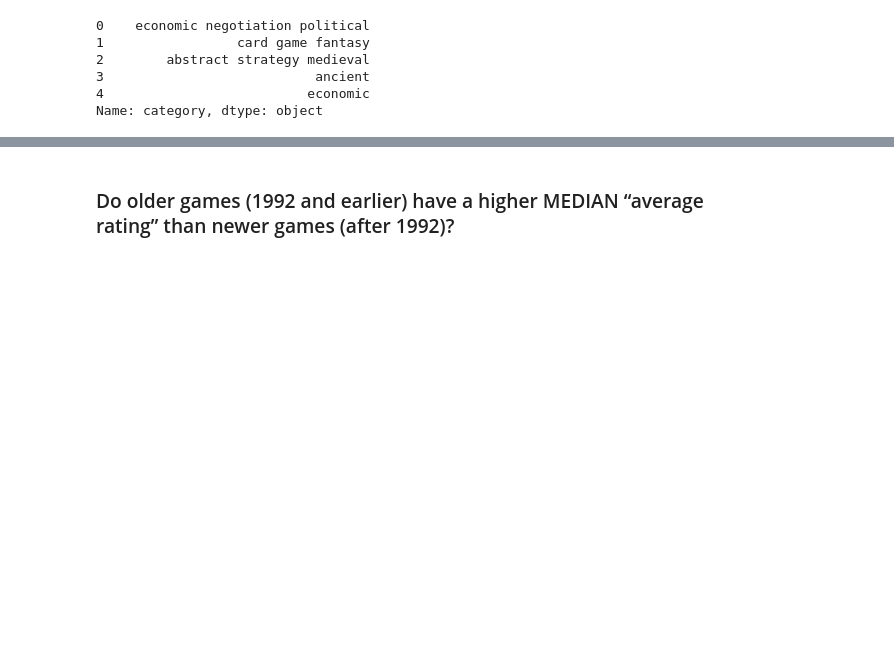
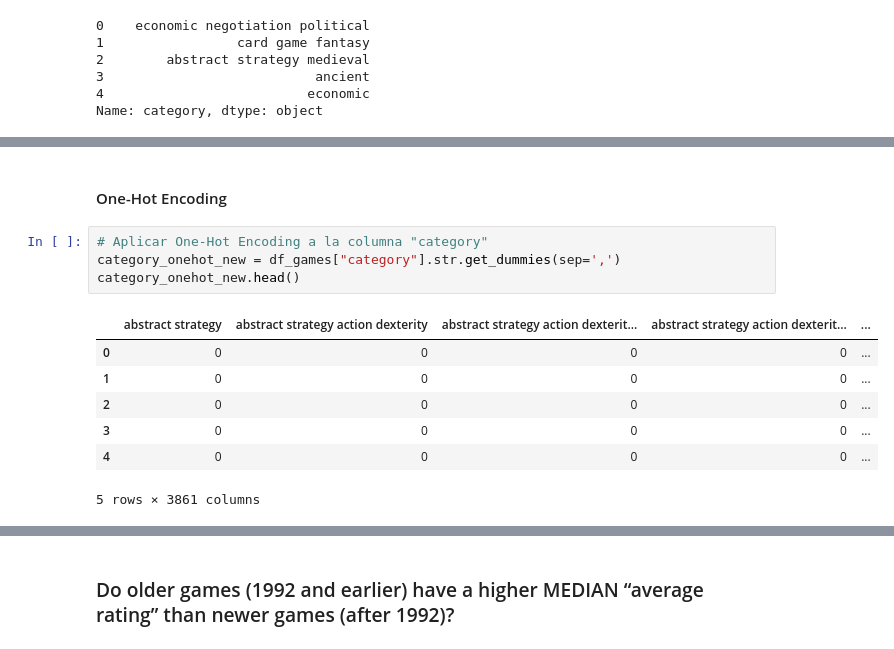
Before and after one commit to FJGM2023015/CA1_DVis_HDip_Lvl8-, a Jupyter notebook: Francisco_Gorigoitia_DVisHDip_CA1.ipynb, the cells around one changed output, grey strips where cells are left out. Cells and saved outputs as stored; diff of their text form; blank space fills up the shorter version.

```diff
--- a/Francisco_Gorigoitia_DVisHDip_CA1.ipynb
+++ b/Francisco_Gorigoitia_DVisHDip_CA1.ipynb
@@ -483,0 +449,14 @@ NameError: name 'dfghdfgdfg' is not defined
+# %% [markdown]
+#### One-Hot Encoding
+# %%
+# Aplicar One-Hot Encoding a la columna "category"
+category_onehot_new = df_games["category"].str.get_dummies(sep=',')
+category_onehot_new.head()
+# %% [output]
+|  | abstract strategy | abstract strategy action dexterity | abstract strategy action dexterit... | abstract strategy action dexterit... | ... |
+| 0 | 0 | 0 | 0 | 0 | ... |
+| 1 | 0 | 0 | 0 | 0 | ... |
+| 2 | 0 | 0 | 0 | 0 | ... |
+| 3 | 0 | 0 | 0 | 0 | ... |
+| 4 | 0 | 0 | 0 | 0 | ... |
+5 rows × 3861 columns
```
Also changed, not shown: parts of 52 cells of this notebook.
